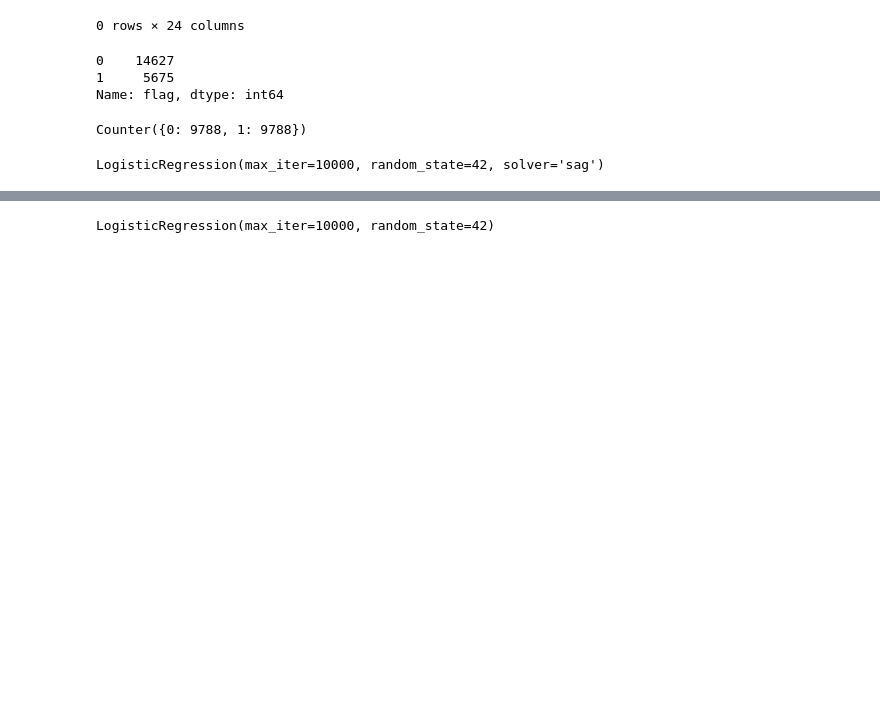
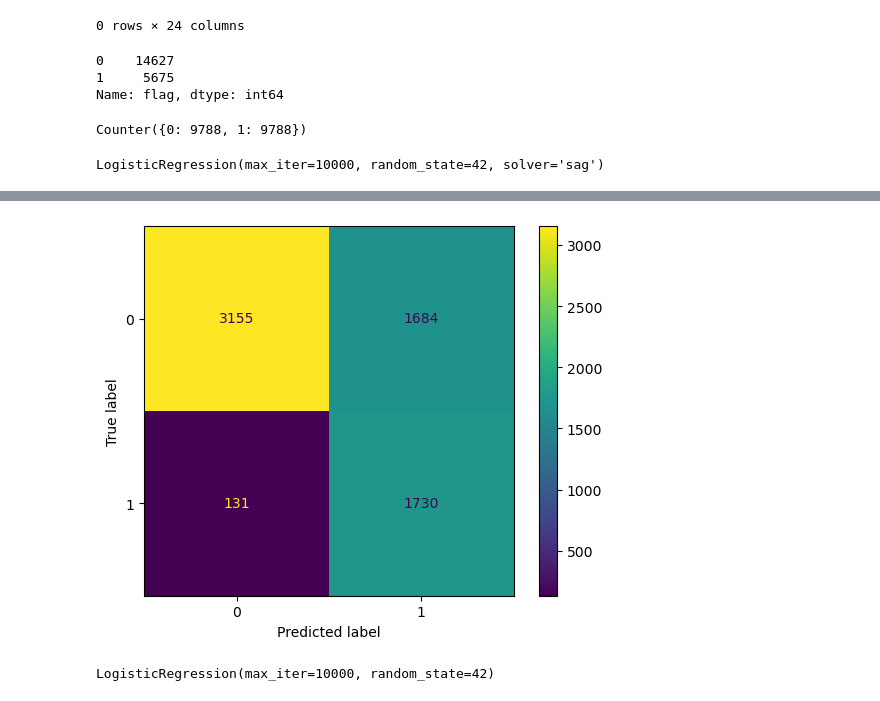
Before and after one commit to aanghs22/bt4012-group13, a Jupyter notebook: model-final.ipynb, the cells around one changed output, grey strips where cells are left out. Cells and saved outputs as stored; diff of their text form; code cells hidden in the pictures; blank space fills up the shorter version.

```diff
--- a/model-final.ipynb
+++ b/model-final.ipynb
@@ -150,3 +217,13 @@ plt.show()
+# %%
+# Confusion matrix for tuned LR model
+cm = confusion_matrix(y_test, y_pred, labels=tuned_lr_model.classes_)
+
+disp = ConfusionMatrixDisplay(confusion_matrix=cm, display_labels=tuned_lr_model.classes_)
+
+disp.plot()
+plt.show()
+# %% [output]
+[figure, added]
 # %%
 # Logistic Regression with lbfgs as solver
 
```
Also changed, not shown: parts of 28 cells of this notebook.
